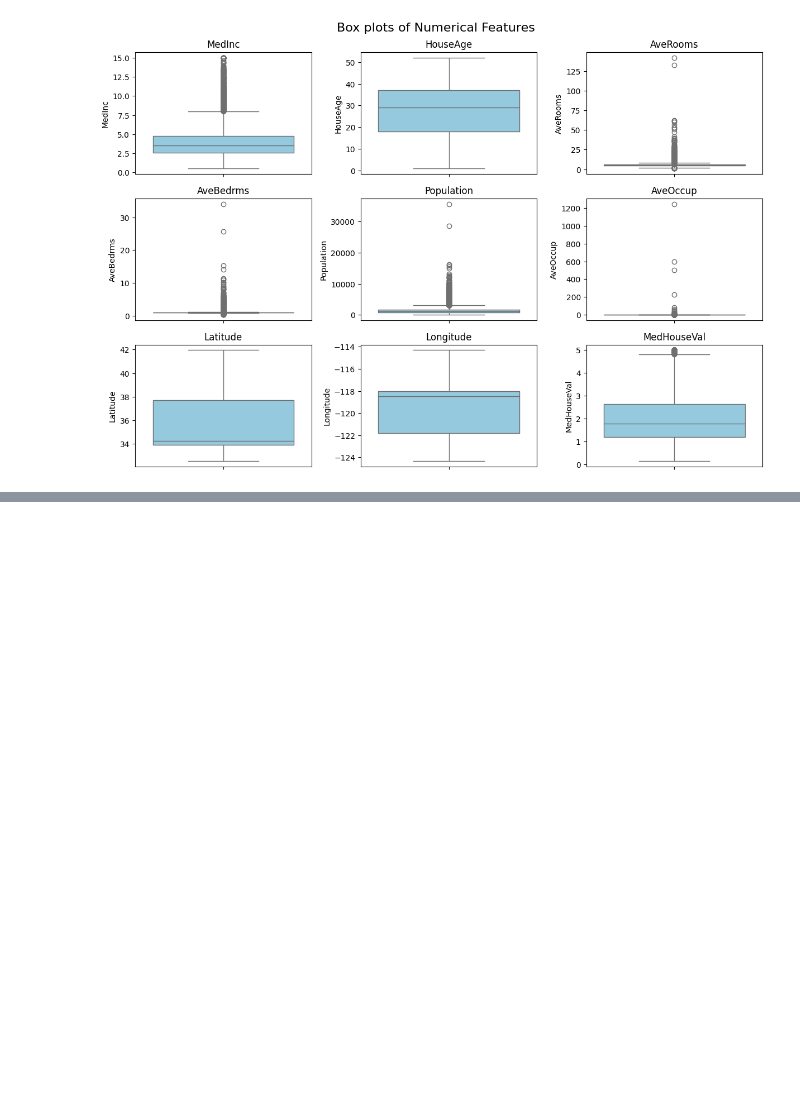
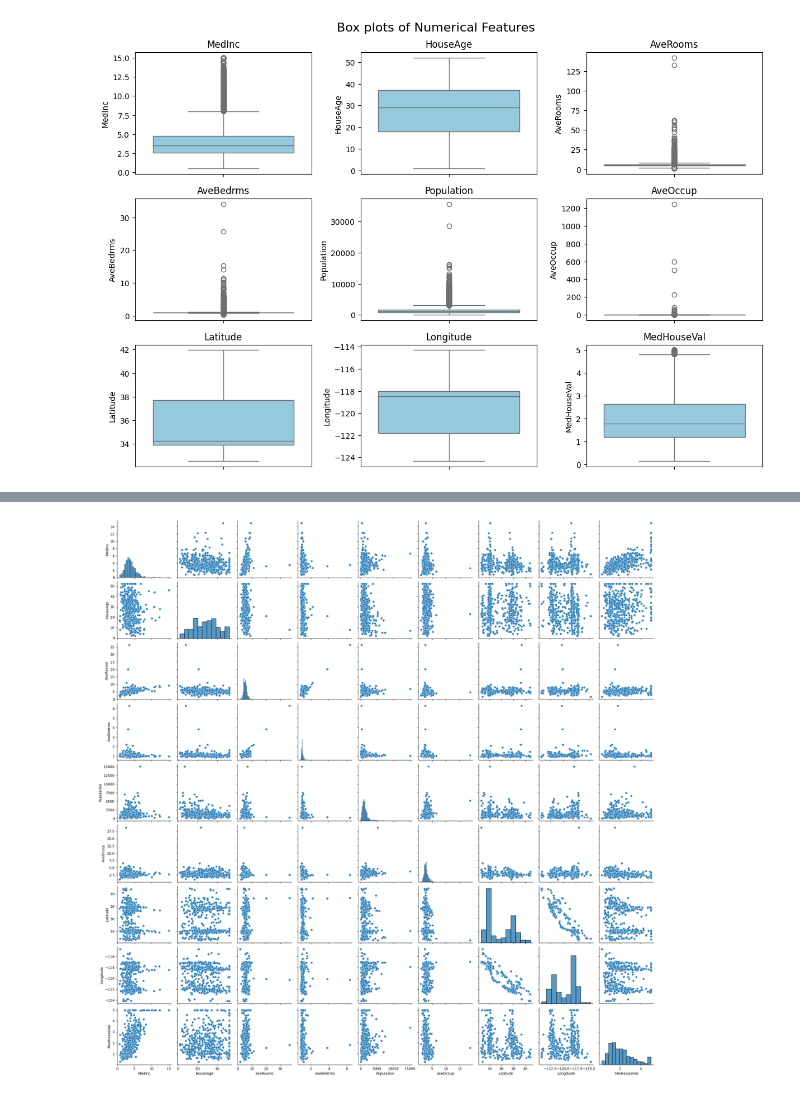
Before and after one commit to mahammadaftab/Machine-Learning-Lab, a Jupyter notebook: Experiment_1.ipynb, the cells around one changed output, grey strips where cells are left out. Saved outputs shown, nothing was run; the diff lists cells and outputs as text; code cells hidden in the pictures; blank space fills up the shorter version.

```diff
--- a/Experiment_1.ipynb
+++ b/Experiment_1.ipynb
@@ -90,0 +108,5 @@ def identify_outliers(df):
+# %%
+sns.pairplot(df.sample(500))
+plt.show()
+# %% [output]
+[figure, added]
```
Also changed, not shown: parts of 2 cells of this notebook.
